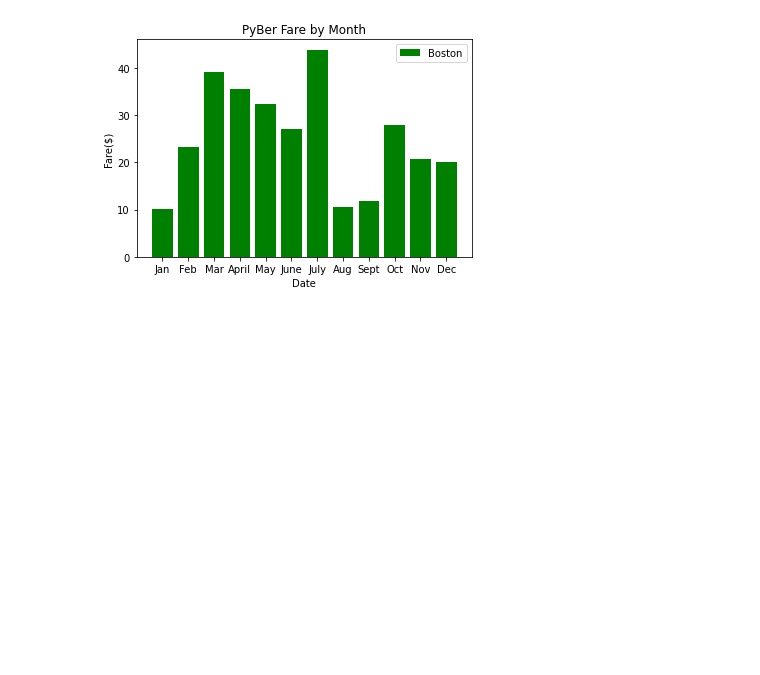
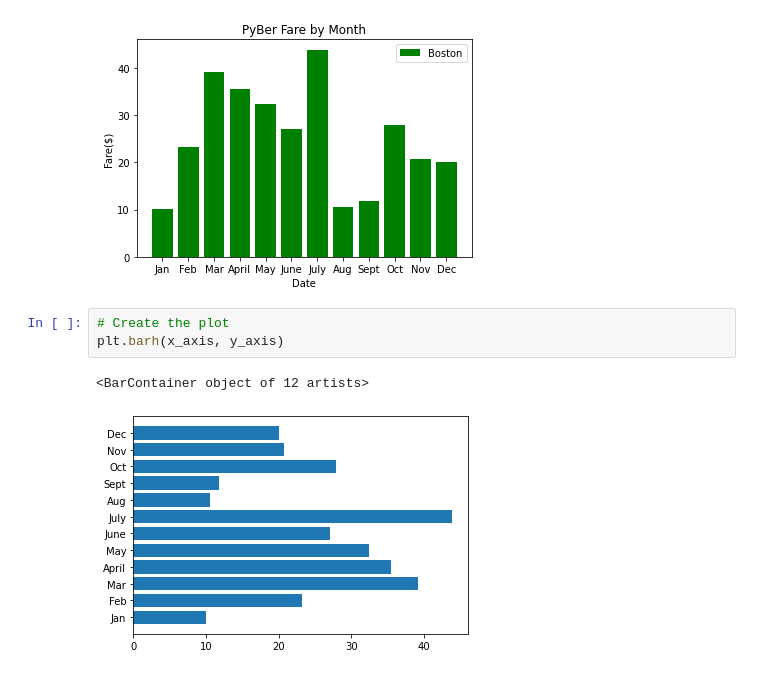
Before and after one commit to DeepaFrancis/PyBer_Analysis, a Jupyter notebook: matplotlib_practice.ipynb, the cells around one changed output. Saved outputs shown, nothing was run; the diff lists cells and outputs as text; blank space fills up the shorter version.

```diff
--- a/matplotlib_practice.ipynb
+++ b/matplotlib_practice.ipynb
@@ -98,3 +98,9 @@ plt.legend()
 # %% [output]
 <matplotlib.legend.Legend at 0x...>
 [figure]
+# %%
+# Create the plot
+plt.barh(x_axis, y_axis)
+# %% [output]
+<BarContainer object of 12 artists>
+[figure, added]
```
Also changed, not shown: parts of 15 cells of this notebook.
